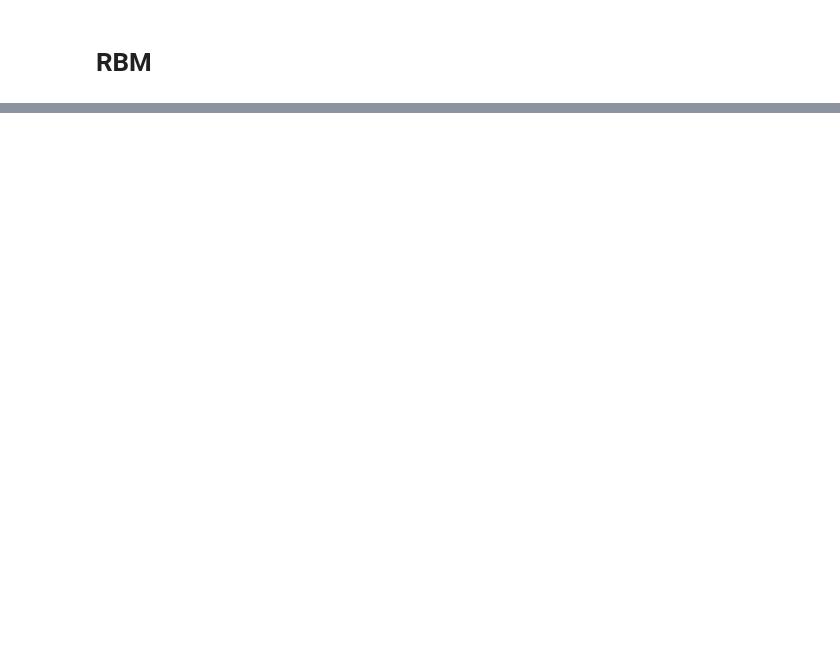
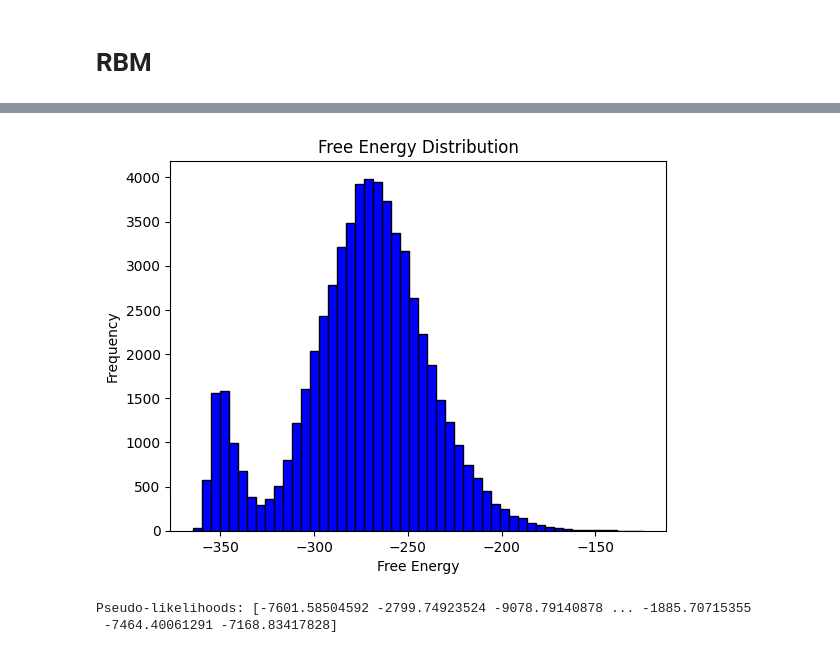
Before and after one commit to halilbayndir/ML_Physics, a Jupyter notebook: Restricted_Boltzmann_Machines.ipynb, the cells around one changed output, grey strips where cells are left out. Cells and saved outputs as stored; diff of their text form; code cells hidden in the pictures; blank space fills up the shorter version.

```diff
--- a/Restricted_Boltzmann_Machines.ipynb
+++ b/Restricted_Boltzmann_Machines.ipynb
@@ -143,0 +166,15 @@ Epoch: 20, Reconstruction Error: 13.059136881688685
+# %%
+free_energies = rbm.free_energy(x_train)
+plt.hist(free_energies, bins=50, color='blue', edgecolor='black')
+plt.xlabel('Free Energy')
+plt.ylabel('Frequency')
+plt.title('Free Energy Distribution')
+plt.show()
+# %% [output]
+[figure, added]
+# %%
+pseudo_likelihoods = rbm.score_samples(x_test)
+print("Pseudo-likelihoods:", pseudo_likelihoods)
+# %% [output]
+Pseudo-likelihoods: [-7601.58504592 -2799.74923524 -9078.79140878 ... -1885.70715355
+ -7464.40061291 -7168.83417828]
```
Also changed, not shown: parts of 7 cells of this notebook.
